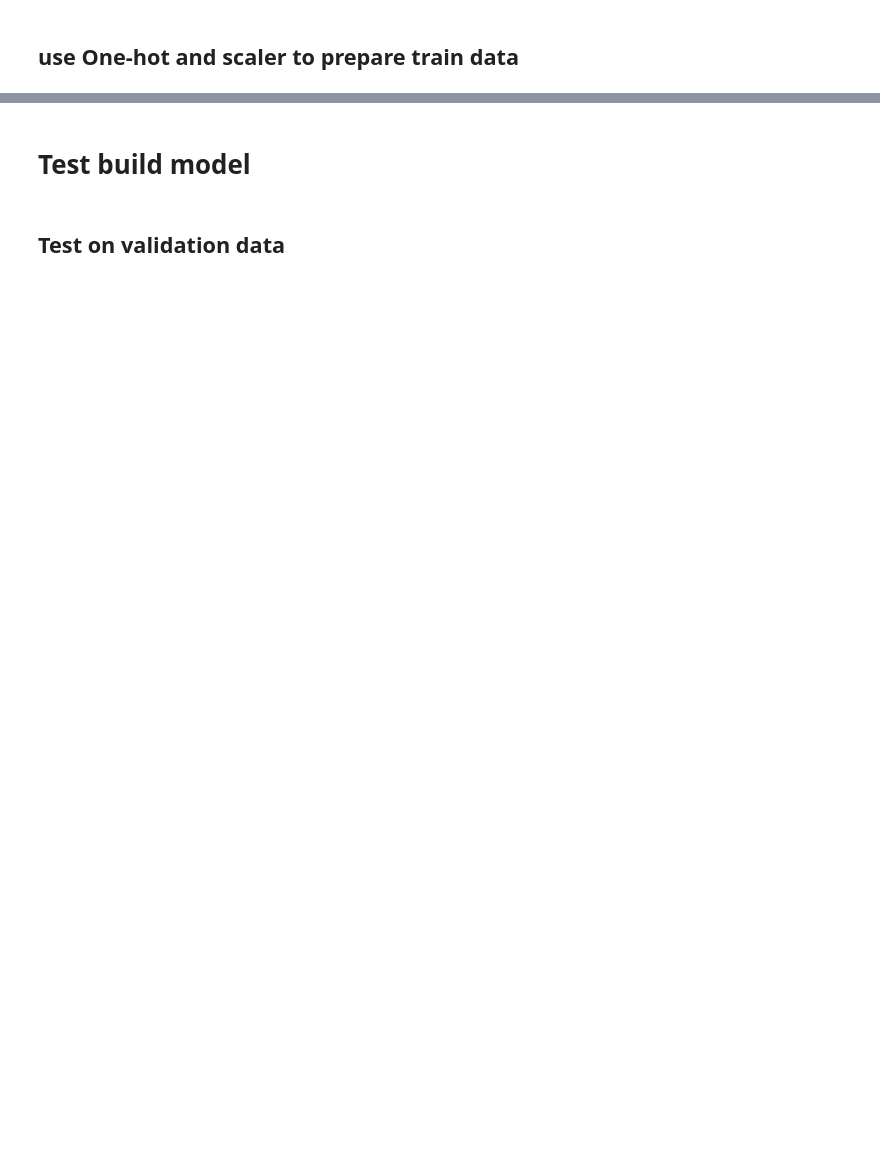
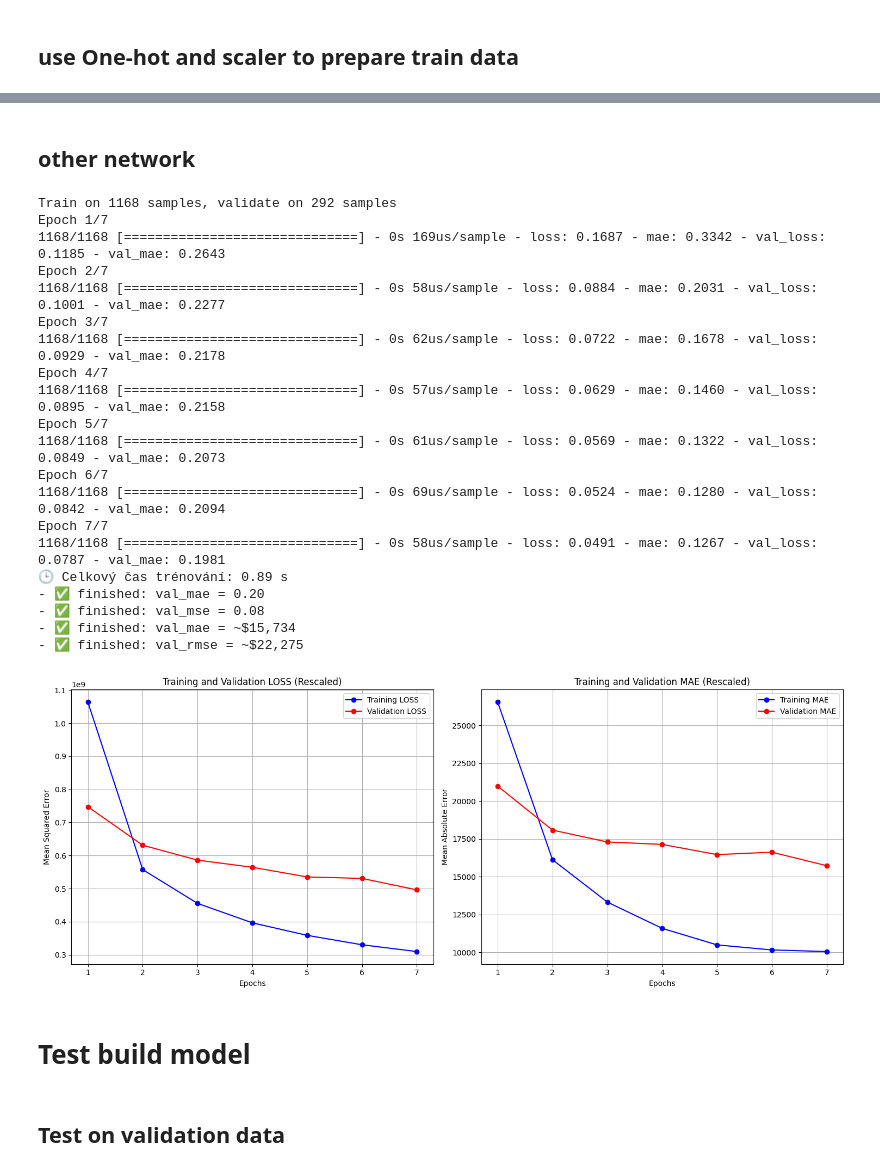
Before and after one commit to svehla-lukas/Kaggle_workShop, a Jupyter notebook: house_prices/dev_col_from_dataDesc.ipynb, the cells around one changed output, grey strips where cells are left out. Drawn from its saved outputs; the diff is of its cells as text; code cells hidden in the pictures; blank space fills up the shorter version.

```diff
--- a/house_prices/dev_col_from_dataDesc.ipynb
+++ b/house_prices/dev_col_from_dataDesc.ipynb
@@ -193,67 +316,75 @@ print(x_train.shape[1])
+# %% [markdown]
+## other network
 # %%
+import tensorflow as tf
 from tensorflow.keras.models import Sequential
 from tensorflow.keras.layers import Dense, Dropout, BatchNormalization
 from tensorflow.keras.callbacks import EarlyStopping
 from tensorflow.keras.regularizers import l2
 
 start = time.time()
-
 early_stop = EarlyStopping(monitor="val_mae", patience=5, restore_best_weights=True)
-
-
-# model = Sequential(
-#     [
-#         Dense(64, activation="relu", input_shape=(x_train.shape[1],)),
-#         BatchNormalization(),
-#         Dropout(0.5),
-#         Dense(32, activation="relu"),
-#         Dense(1),
-#     ]
-# )
 
 model = Sequential(
     [
         Dense(
-            64,
+            32,
             activation="relu",
             input_shape=(x_train.shape[1],),
-            kernel_regularizer=l2(0.01),
+            kernel_regularizer=l2(0.001),
         ),
-        BatchNormalization(),
-        Dropout(0.6),
-        Dense(32, activation="relu", kernel_regularizer=l2(0.01)),
-        BatchNormalization(),
-        Dropout(0.6),
-        Dense(16, activation="relu", kernel_regularizer=l2(0.01)),
+        Dense(16, activation="relu", kernel_regularizer=l2(0.001)),
         Dense(1),
     ]
 )
 
-model.compile(optimizer="adam", loss="mse", metrics=["mae"])
+# model.compile(optimizer="adam", loss="mse", metrics=["mae"])
+model.compile(optimizer="adam", loss="huber", metrics=["mae"])
 
 history = model.fit(
     x_train,
     y_train,
-    epochs=30,
+    epochs=7,
     validation_data=(x_val, y_val),
-    batch_size=64,
-    callbacks=[early_stop],
+    batch_size=16,
+    # callbacks=[early_stop],
     # verbose=0,
 )
 
 print(f"🕒 Celkový čas trénování: {time.time() - start:.2f} s")
 
 val_mse, val_mae = model.evaluate(x_val, y_val, verbose=0)
 print(f"- ✅ finished: val_mae = {val_mae:.2f}")
 print(f"- ✅ finished: val_mse = {val_mse:.2f}")
-
 val_mae_usd = val_mae * scaler_sale_price.scale_[0]
 val_rmse_usd = (val_mse * (scaler_sale_price.scale_[0] ** 2)) ** 0.5
-print(f"- ✅ finished: val_mae = {val_mae:.2f} → ~${val_mae_usd:,.0f}")
-print(f"- ✅ finished: val_rmse → ~${val_rmse_usd:,.0f}")
-
-
-_ = utils.plot_rescaled_history(history.history, metric="mae", scaler=scaler_sale_price)
+print(f"- ✅ finished: val_mae = ~${val_mae_usd:,.0f}")
+print(f"- ✅ finished: val_rmse = ~${val_rmse_usd:,.0f}")
+utils.plot_rescaled_history(
+    history.history, metric="loss", metric2="mae", scaler=scaler_sale_price
+)
+# %% [output]
+Train on 1168 samples, validate on 292 samples
+Epoch 1/7
+1168/1168 [==============================] - 0s 169us/sample - loss: 0.1687 - mae: 0.3342 - val_loss: 0.1185 - val_mae: 0.2643
+Epoch 2/7
+1168/1168 [==============================] - 0s 58us/sample - loss: 0.0884 - mae: 0.2031 - val_loss: 0.1001 - val_mae: 0.2277
+Epoch 3/7
+1168/1168 [==============================] - 0s 62us/sample - loss: 0.0722 - mae: 0.1678 - val_loss: 0.0929 - val_mae: 0.2178
+Epoch 4/7
+1168/1168 [==============================] - 0s 57us/sample - loss: 0.0629 - mae: 0.1460 - val_loss: 0.0895 - val_mae: 0.2158
+Epoch 5/7
+1168/1168 [==============================] - 0s 61us/sample - loss: 0.0569 - mae: 0.1322 - val_loss: 0.0849 - val_mae: 0.2073
+Epoch 6/7
+1168/1168 [==============================] - 0s 69us/sample - loss: 0.0524 - mae: 0.1280 - val_loss: 0.0842 - val_mae: 0.2094
+Epoch 7/7
+1168/1168 [==============================] - 0s 58us/sample - loss: 0.0491 - mae: 0.1267 - val_loss: 0.0787 - val_mae: 0.1981
+🕒 Celkový čas trénování: 0.89 s
+- ✅ finished: val_mae = 0.20
+- ✅ finished: val_mse = 0.08
+- ✅ finished: val_mae = ~$15,734
+- ✅ finished: val_rmse = ~$22,275
+[figure, added]
 # %% [markdown]
 # Test build model
 # %% [markdown]
```
Also changed, not shown: parts of 34 cells of this notebook, 6 other files.
